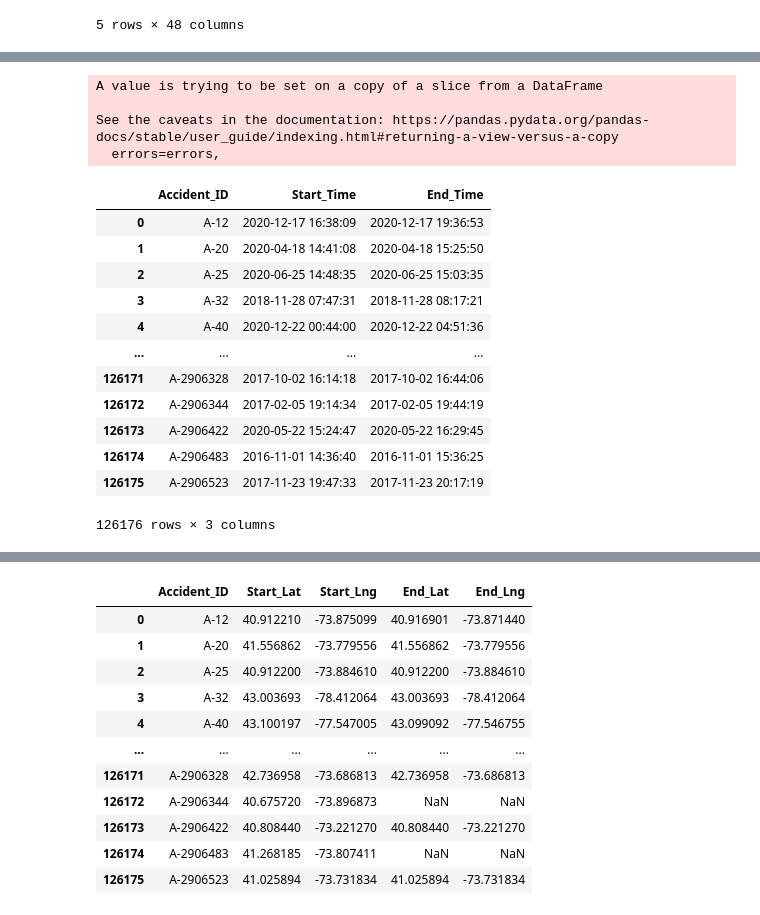
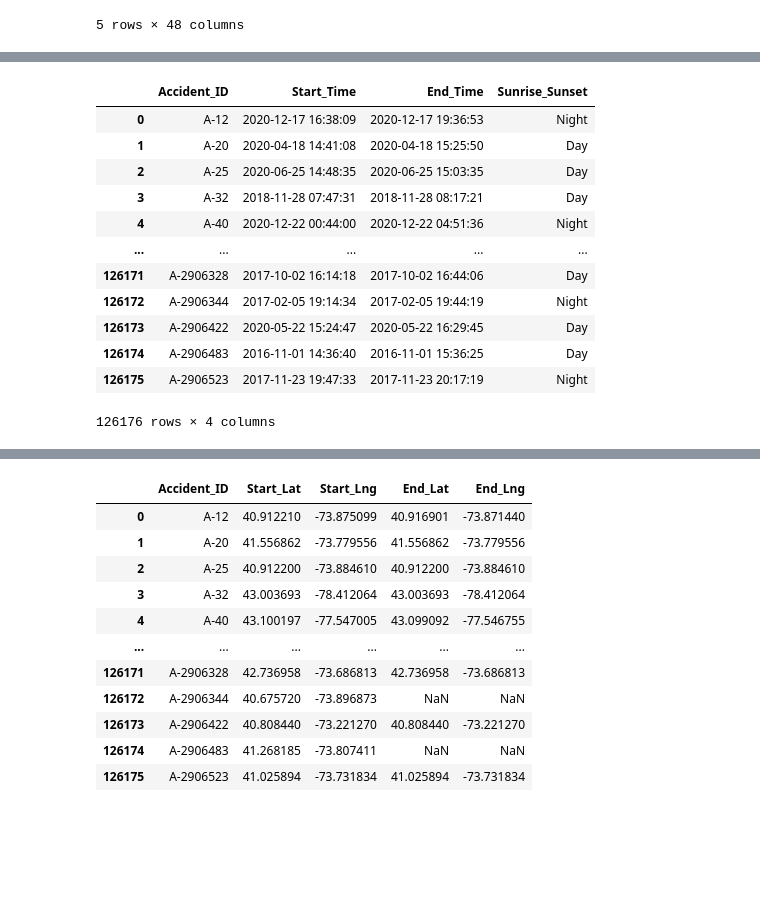
Before and after one commit to sdinespierce/etl_project, a Jupyter notebook: scripts/create_accidents_csvs.ipynb, the cells around one changed output, grey strips where cells are left out. Saved outputs shown, nothing was run; the diff lists cells and outputs as text; code cells hidden in the pictures; blank space fills up the shorter version.

Commit message:
more work on the script that creates table csvs

```diff
--- a/scripts/create_accidents_csvs.ipynb
+++ b/scripts/create_accidents_csvs.ipynb
@@ -40,24 +36,20 @@ See the caveats in the documentation: https://pandas.pydata.org/pandas-docs/stab
 # %%
 # Create Time Table
 # TODO: Check Types
 #
-time_df = full_ny_accidents_df[['Accident_ID', 'Start_Time', 'End_Time']]
+time_df = full_ny_accidents_df[['Accident_ID', 'Start_Time', 'End_Time', 'Sunrise_Sunset']]
 time_df
 # %% [output]
+|  | Accident_ID | Start_Time | End_Time | Sunrise_Sunset |
+| 0 | A-12 | 2020-12-17 16:38:09 | 2020-12-17 19:36:53 | Night |
+| 1 | A-20 | 2020-04-18 14:41:08 | 2020-04-18 15:25:50 | Day |
+| 2 | A-25 | 2020-06-25 14:48:35 | 2020-06-25 15:03:35 | Day |
+| 3 | A-32 | 2018-11-28 07:47:31 | 2018-11-28 08:17:21 | Day |
+| 4 | A-40 | 2020-12-22 00:44:00 | 2020-12-22 04:51:36 | Night |
+| ... | ... | ... | ... | ... |
+| 126171 | A-2906328 | 2017-10-02 16:14:18 | 2017-10-02 16:44:06 | Day |
+| 126172 | A-2906344 | 2017-02-05 19:14:34 | 2017-02-05 19:44:19 | Night |
+| 126173 | A-2906422 | 2020-05-22 15:24:47 | 2020-05-22 16:29:45 | Day |
+| 126174 | A-2906483 | 2016-11-01 14:36:40 | 2016-11-01 15:36:25 | Day |
+| 126175 | A-2906523 | 2017-11-23 19:47:33 | 2017-11-23 20:17:19 | Night |
-A value is trying to be set on a copy of a slice from a DataFrame
-
-See the caveats in the documentation: https://pandas.pydata.org/pandas-docs/stable/user_guide/indexing.html#returning-a-view-versus-a-copy
-  errors=errors,
+126176 rows × 4 columns
-|  | Accident_ID | Start_Time | End_Time |
-| 0 | A-12 | 2020-12-17 16:38:09 | 2020-12-17 19:36:53 |
-| 1 | A-20 | 2020-04-18 14:41:08 | 2020-04-18 15:25:50 |
-| 2 | A-25 | 2020-06-25 14:48:35 | 2020-06-25 15:03:35 |
-| 3 | A-32 | 2018-11-28 07:47:31 | 2018-11-28 08:17:21 |
-| 4 | A-40 | 2020-12-22 00:44:00 | 2020-12-22 04:51:36 |
-| ... | ... | ... | ... |
-| 126171 | A-2906328 | 2017-10-02 16:14:18 | 2017-10-02 16:44:06 |
-| 126172 | A-2906344 | 2017-02-05 19:14:34 | 2017-02-05 19:44:19 |
-| 126173 | A-2906422 | 2020-05-22 15:24:47 | 2020-05-22 16:29:45 |
-| 126174 | A-2906483 | 2016-11-01 14:36:40 | 2016-11-01 15:36:25 |
-| 126175 | A-2906523 | 2017-11-23 19:47:33 | 2017-11-23 20:17:19 |
-126176 rows × 3 columns
```
Also changed, not shown: parts of 2 cells of this notebook.
